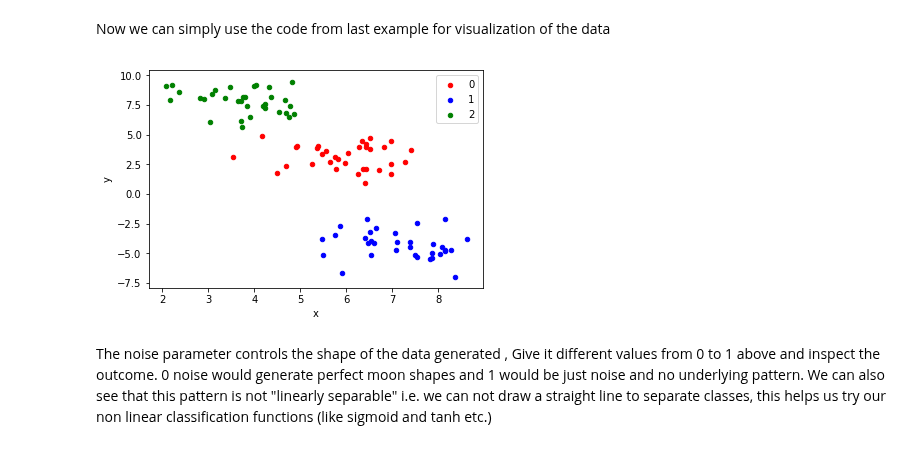
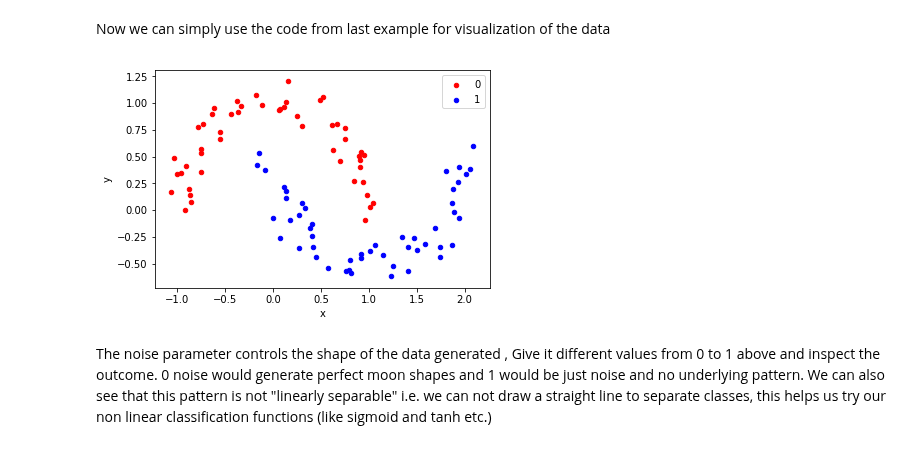
Before and after one commit to hlevymyers/dsc-generating-data-dc-ds-career-042219, a Jupyter notebook: index.ipynb, the cells around one changed output. Saved outputs shown, nothing was run; the diff lists cells and outputs as text; code cells hidden in the pictures.

```diff
--- a/index.ipynb
+++ b/index.ipynb
@@ -81,15 +81,15 @@ X, y = make_moons(n_samples=100, noise=0.1)
 Now we can simply use the code from last example for visualization of the data
 # %%
 df = pd.DataFrame(dict(x=X[:,0], y=X[:,1], label=y))
-colors = {0:'red', 1:'blue', 2:'green'}
+colors = {0:'red', 1:'blue'}
 fig, ax = plt.subplots()
 grouped = df.groupby('label')
 for key, group in grouped:
     group.plot(ax=ax, kind='scatter', x='x', y='y', label=key,
                color=colors[key])
 plt.show()
 # %% [output]
-[figure, old version]
+[figure, new version]
 # %% [markdown]
 The noise parameter controls the shape of the data generated , Give it different values from 0 to 1 above and inspect the outcome. 0 noise would generate perfect moon shapes and 1 would be just noise and no underlying pattern. We can also see that this pattern is not "linearly separable" i.e. we can not draw a straight line to separate classes, this helps us try our non linear classification functions (like sigmoid and tanh etc.)
 # %% [markdown]
```
